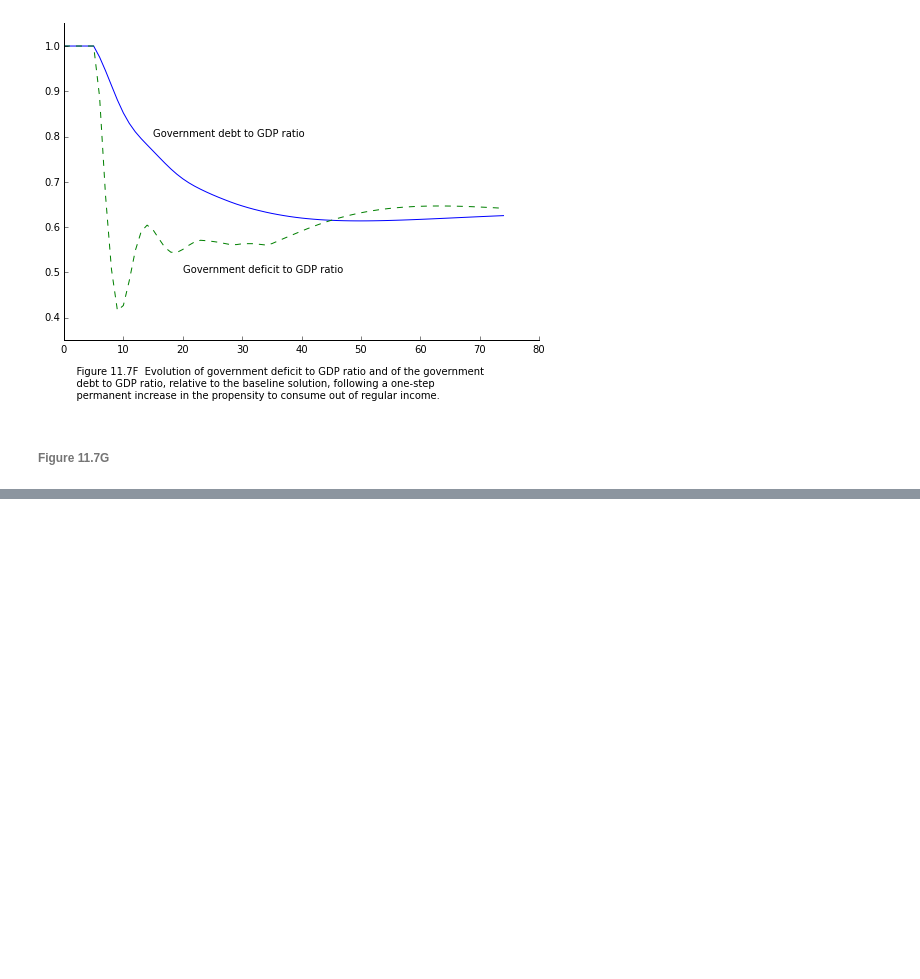
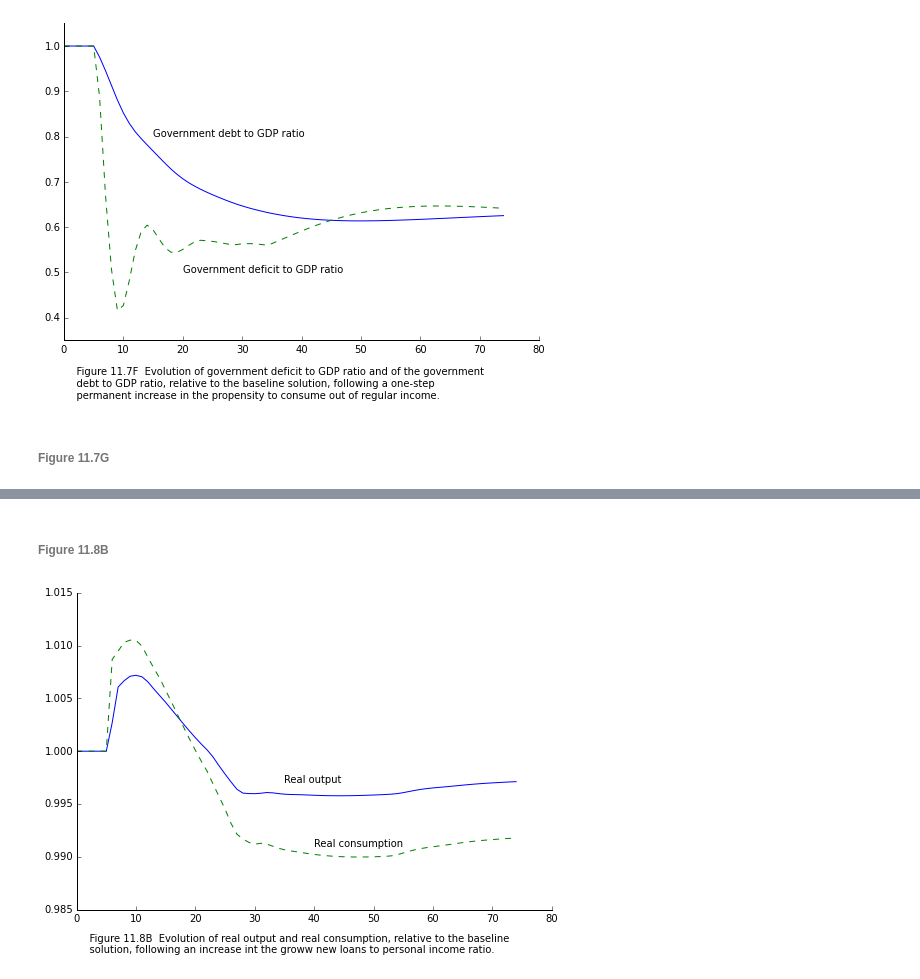
Before and after one commit to kennt/monetary-economics, a Jupyter notebook: Chapter 11 Model GROWTH.ipynb, the cells around one changed output, grey strips where cells are left out. Cells and saved outputs as stored; diff of their text form; code cells hidden in the pictures; blank space fills up the shorter version.

```diff
--- a/Chapter 11 Model GROWTH.ipynb
+++ b/Chapter 11 Model GROWTH.ipynb
@@ -1398,0 +1459,31 @@ fig.text(0.1, -.1, caption);
+# %% [markdown]
+###### Figure 11.8B
+# %%
+caption = '''
+    Figure 11.8B  Evolution of real output and real consumption, relative to the baseline
+    solution, following an increase int the groww new loans to personal income ratio.'''
+
+ykdata = list()
+ckdata = list()
+for i in xrange(5, 80):
+    s = eta0.solutions[i]
+    base = baseline.solutions[i]
+
+    ykdata.append(s['Yk']/base['Yk'])
+    ckdata.append(s['Ck']/base['Ck'])
+
+fig = plt.figure()
+axes = fig.add_axes([0.1, 0.1, 1.1, 1.1])
+axes.tick_params(top='off', right='off')
+axes.spines['top'].set_visible(False)
+axes.spines['right'].set_visible(False)
+
+axes.plot(ykdata, linestyle='-', color='b')
+axes.plot(ckdata, linestyle='--', color='g')
+
+# add labels
+plt.text(35, 0.997, 'Real output')
+plt.text(40, 0.991, 'Real consumption')
+fig.text(0.1, -.05, caption);
+# %% [output]
+[figure, added]
```
Also changed, not shown: parts of 52 cells of this notebook.
